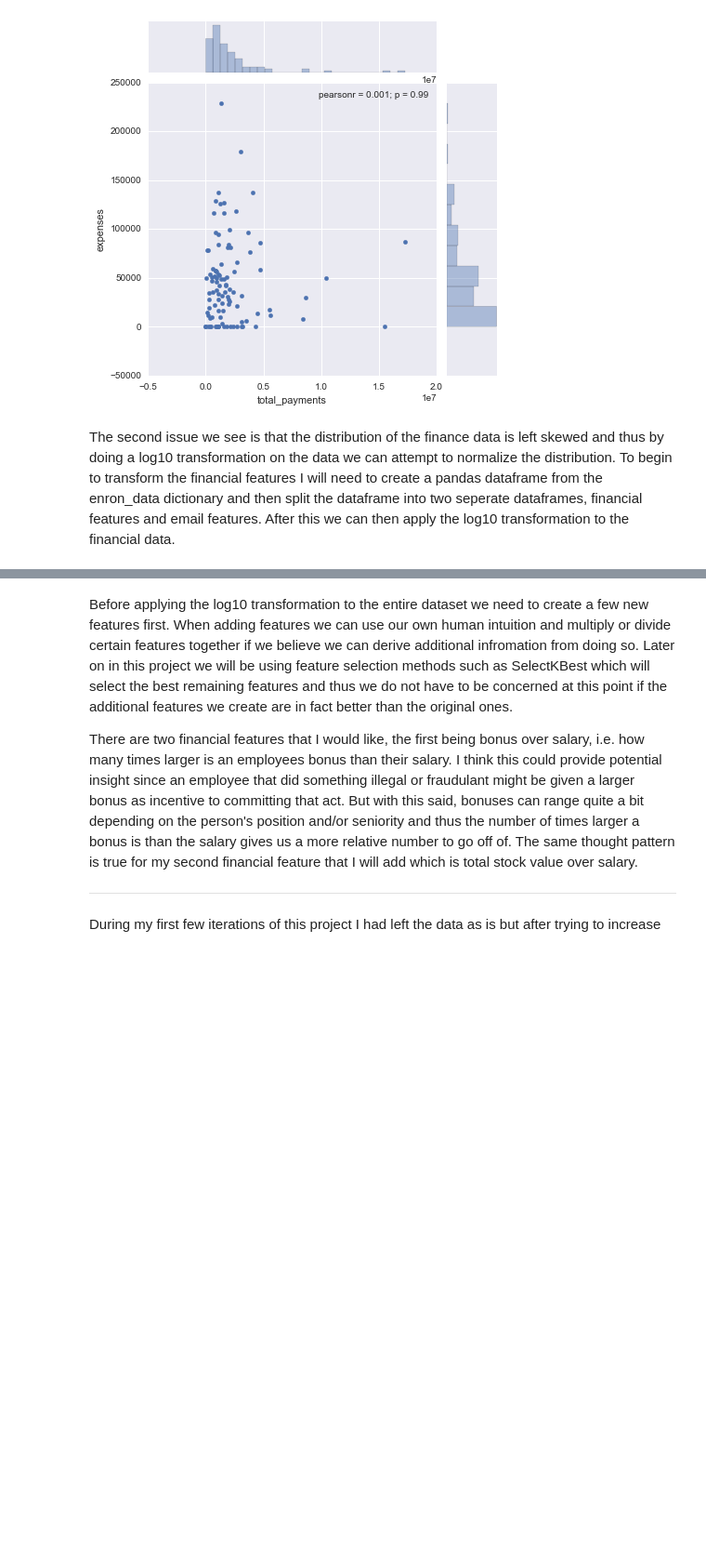
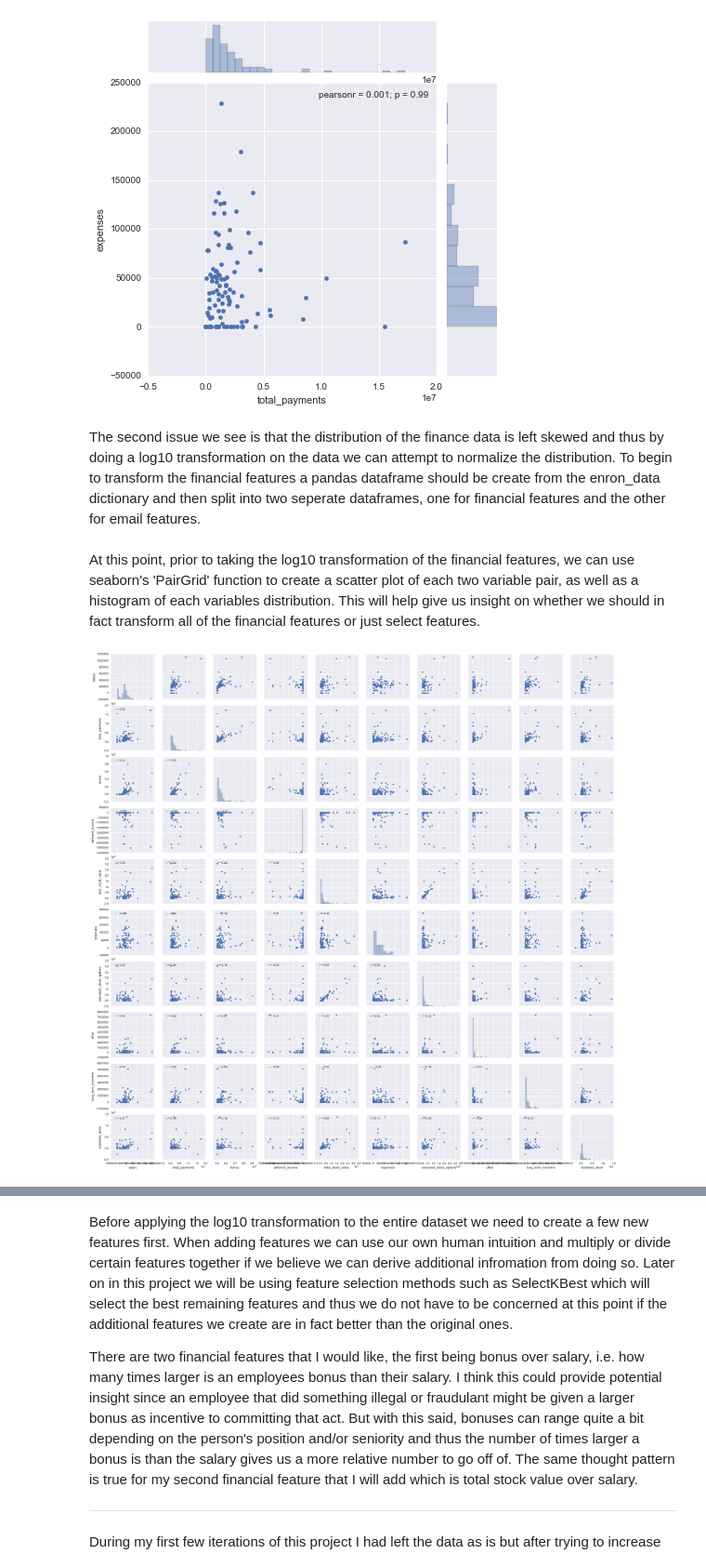
Before and after one commit to LayneNewhouse/Machine-Learning, a Jupyter notebook: Project5.ipynb, the cells around one changed output, grey strips where cells are left out. Shown at 93% size. Drawn from its saved outputs; the diff is of its cells as text; code cells hidden in the pictures; blank space fills up the shorter version.

```diff
--- a/Project5.ipynb
+++ b/Project5.ipynb
@@ -291,7 +291,7 @@ scatter_hist(enron_data, features)
 # %% [output]
 [figure]
 # %% [markdown]
-The second issue we see is that the distribution of the finance data is left skewed and thus by doing a log10 transformation on the data we can attempt to normalize the distribution. To begin to transform the financial features I will need to create a pandas dataframe from the enron_data dictionary and then split the dataframe into two seperate dataframes, financial features and email features. After this we can then apply the log10 transformation to the financial data.
+The second issue we see is that the distribution of the finance data is left skewed and thus by doing a log10 transformation on the data we can attempt to normalize the distribution. To begin to transform the financial features a pandas dataframe should be create from the enron_data dictionary and then split into two seperate dataframes, one for financial features and the other for email features.
 # %%
 #original financial features
 f_features = ['salary','deferral_payments','total_payments','loan_advances',
@@ -313,3 +313,23 @@ financial_df = financial_df.replace("NaN", 0)
 
 email_df = enron_df[e_features]
 email_df = email_df.replace("NaN", 0)
+# %% [markdown]
+At this point, prior to taking the log10 transformation of the financial features, we can use seaborn's 'PairGrid' function to create a scatter plot of each two variable pair, as well as a histogram of each variables distribution. This will help give us insight on whether we should in fact transform all of the financial features or just select features.
+# %%
+#calculates pearson correlation (r)
+def corrfunc(x, y, **kws):
+    r, _ = stats.pearsonr(x, y)
+    ax = plt.gca()
+    ax.annotate("r = {:.2f}".format(r),
+                xy=(.1, .9), xycoords=ax.transAxes)
+
+def pair_grid(dataframe, filename):
+    g = sns.PairGrid(dataframe)
+    g.map_offdiag(plt.scatter)
+    g.map_diag(sns.distplot, kde=False)
+    g.map_lower(corrfunc)
+    g.savefig(filename)
+# %%
+pair_grid(financial_df, "pairgrid_ff.png")
+# %% [output]
+[figure, added]
```
Also changed, not shown: parts of 17 cells of this notebook.
